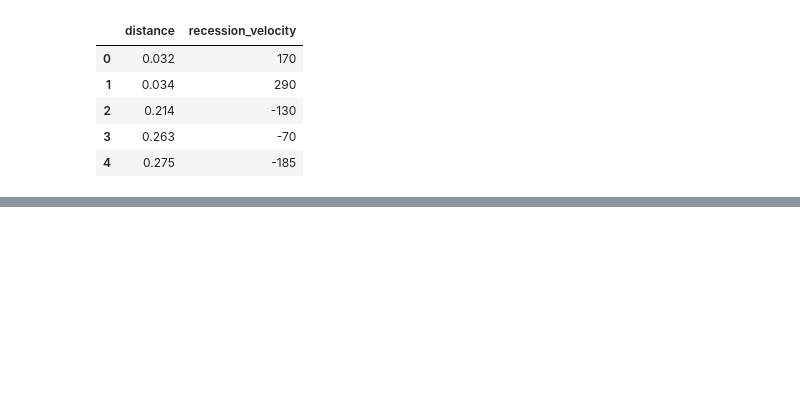
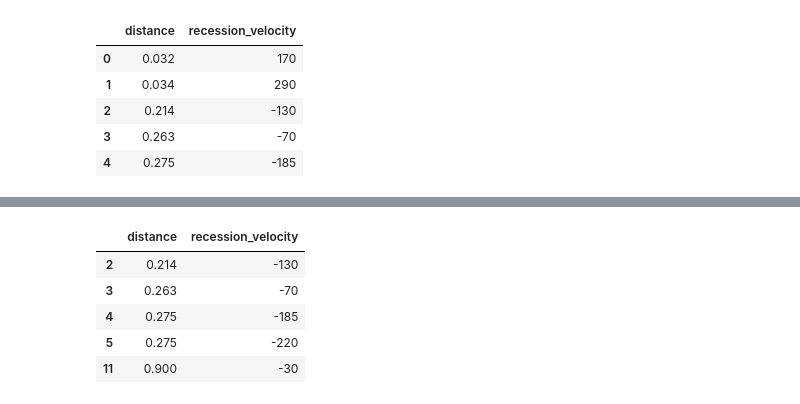
Before and after one commit to Shreoshi19/Hubble-s-Telescope, a Jupyter notebook: Huble+Telescope.ipynb, the cells around one changed output, grey strips where cells are left out. Drawn from its saved outputs; the diff is of its cells as text; code cells hidden in the pictures; blank space fills up the shorter version.

```diff
--- a/Huble+Telescope.ipynb
+++ b/Huble+Telescope.ipynb
@@ -18,0 +75,9 @@ hubble_df.head()
+# %%
+hubble_df[hubble_df.recession_velocity < 0]
+# %% [output]
+|  | distance | recession_velocity |
+| 2 | 0.214 | -130 |
+| 3 | 0.263 | -70 |
+| 4 | 0.275 | -185 |
+| 5 | 0.275 | -220 |
+| 11 | 0.900 | -30 |
```
Also changed, not shown: parts of 16 cells of this notebook.
